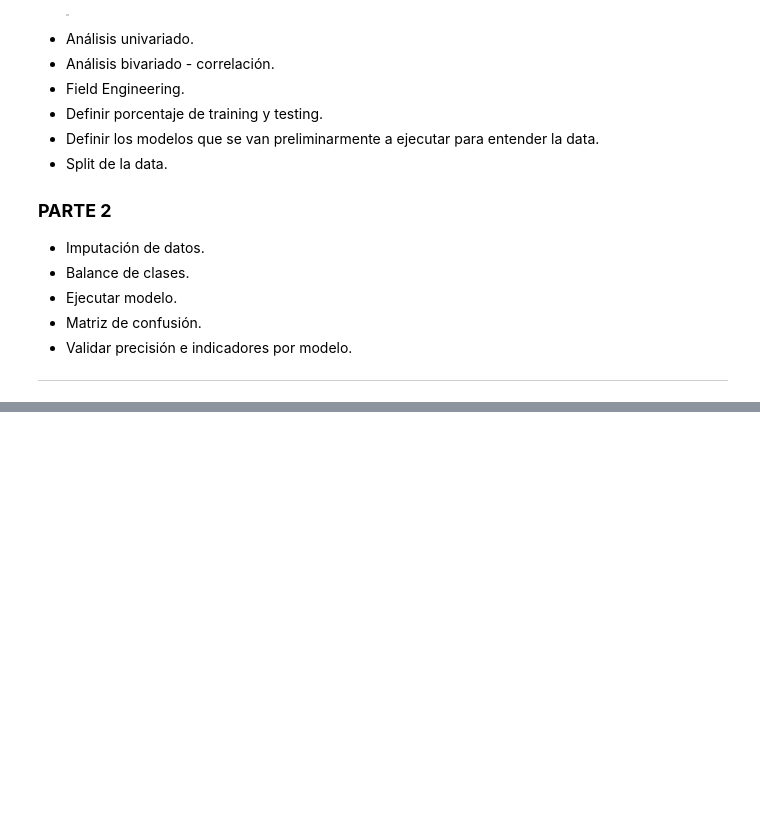
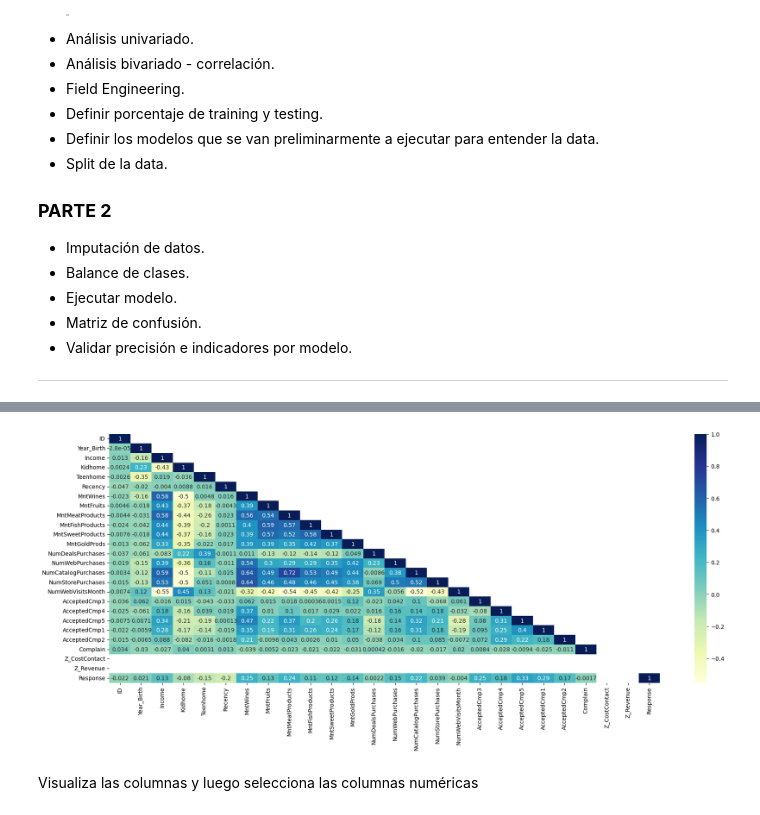
Before and after one commit to grrddn/Introduccion_Machine_Learning, a Jupyter notebook: 45_Módulo_41_Introducción_Machine_Learning.ipynb, the cells around one changed output, grey strips where cells are left out. Saved outputs shown, nothing was run; the diff lists cells and outputs as text; code cells hidden in the pictures; blank space fills up the shorter version.

```diff
--- a/45_Módulo_41_Introducción_Machine_Learning.ipynb
+++ b/45_Módulo_41_Introducción_Machine_Learning.ipynb
@@ -51,6 +51,6 @@ import os
 import seaborn as sns
 import matplotlib.pyplot as plt
 
-os.chdir('')
+os.chdir(r'C:\Users\danielortega\OneDrive - HOTELERA YALKUITO SA DE CV\Desktop\No Borrar Daniel\30 Data Analyst - Curso\47_Módulo_41_Introducción_Machine_Learning\archive')
 
-df
+df = pd.read_csv(r'C:\Users\danielortega\OneDrive - HOTELERA YALKUITO SA DE CV\Desktop\No Borrar Daniel\30 Data Analyst - Curso\47_Módulo_41_Introducción_Machine_Learning\archive\marketing_campaign.csv', sep=';')
@@ -56,0 +205,11 @@ df
+# %%
+df_numerico = df.select_dtypes(include=['number'])
+
+plt.figure(figsize=(22, 8))
+corr_df = corr = df_numerico.corr(method='pearson')
+df_lt = corr_df.where(np.tril(np.ones(corr_df.shape)).astype(bool))
+hmap= sns.heatmap(df_lt, cmap='YlGnBu', annot=True)
+# %% [output]
+[figure, added]
+# %% [markdown]
+Visualiza las columnas y luego selecciona las columnas numéricas
```
Also changed, not shown: parts of 33 cells of this notebook.
